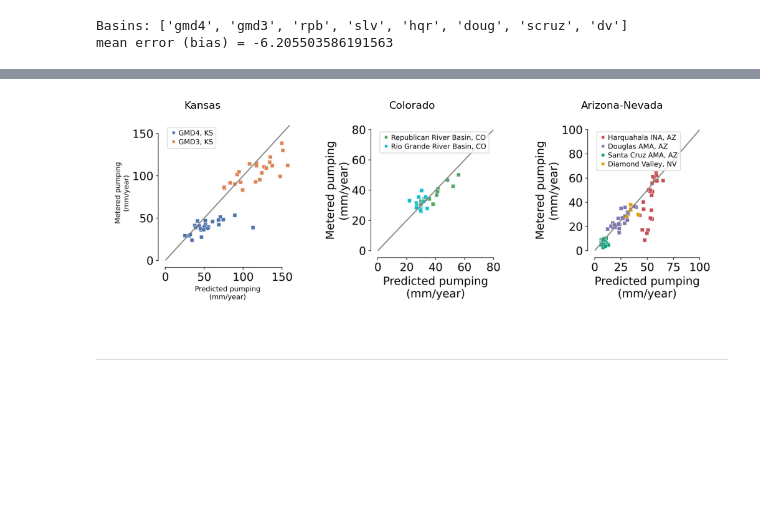
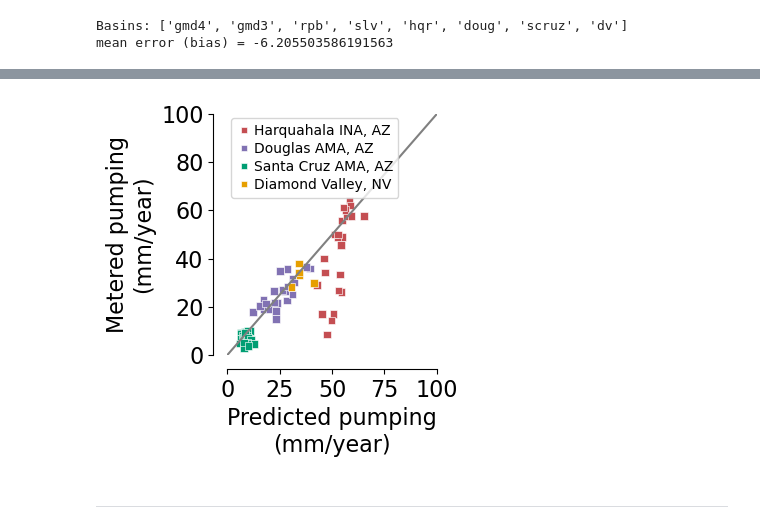
Before and after one commit to mdfahimhasan/WestUS_pumping, a Jupyter notebook: Codes/results_analysis/comparison_basinScale.ipynb, the cells around one changed output, grey strips where cells are left out. Drawn from its saved outputs; the diff is of its cells as text; code cells hidden in the pictures; blank space fills up the shorter version.

```diff
--- a/Codes/results_analysis/comparison_basinScale.ipynb
+++ b/Codes/results_analysis/comparison_basinScale.ipynb
@@ -128,44 +129,33 @@ plt.close()
 # %%
 ml_df = pd.read_csv(PROJECT_ROOT / f'Model_run/basin_comparison_results/annual_pumping_ML_{model_version}.csv')
 
 # dropping nan values (some basins has no actual pumping data for years)
 ml_df = ml_df[['basin_code', 'mean pred_pumping_mm', 'mean actual_pumping_mm']]
 ml_df = ml_df.dropna()
 
 # naming basins
 basin_name = {
         'hqr': 'Harquahala INA, AZ',
         'doug': 'Douglas AMA, AZ',
         'scruz': 'Santa Cruz AMA, AZ',
         'dv': 'Diamond Valley, NV'
     }
 
 ml_df['basin'] = ml_df['basin_code'].map(basin_name)
 ml_df = ml_df[ml_df['basin'].isin(list(basin_name.values()))]
 
-save_path = PROJECT_ROOT / 'Model_run/plots/scatter_AZ_NV.jpg'
+save_path = None
 
 # plotting
 make_pumping_comparison_scatter_plot(df=ml_df, x='mean pred_pumping_mm', y='mean actual_pumping_mm',
                                      hue='basin', xlabel='Predicted pumping\n(mm/year)', ylabel='Metered pumping\n(mm/year)',
                                      fontsize=16, lim=(0, 100),
                                      scientific_ticks=False,
                                      figsize=(4, 4), savepath=save_path,
                                      legend='on', legend_font=10,
                                      inset_basins=None)
-plt.close()
+# %% [output]
+[figure, added]
-# %%
-scatter_plots = [PROJECT_ROOT / 'Model_run/plots/scatter_KS.jpg',
-                 PROJECT_ROOT / 'Model_run/plots/scatter_CO.jpg',
-                 PROJECT_ROOT / 'Model_run/plots/scatter_AZ_NV.jpg']
-
-titles = ['Kansas', 'Colorado', 'Arizona-Nevada']
-
-join_plot_together(n_cols=3, plots_to_join=scatter_plots,
-                   fig_size=(10, 4), titles=titles, title_fontsize=12,
-                   output_plot=PROJECT_ROOT / 'Model_run/plots/scatter_all.jpg')
-# %% [output]
-[figure, removed]
 # %% [markdown]
 ---------------------
 # %% [markdown]
```
Also changed, not shown: parts of 17 cells of this notebook, 2 other files.
